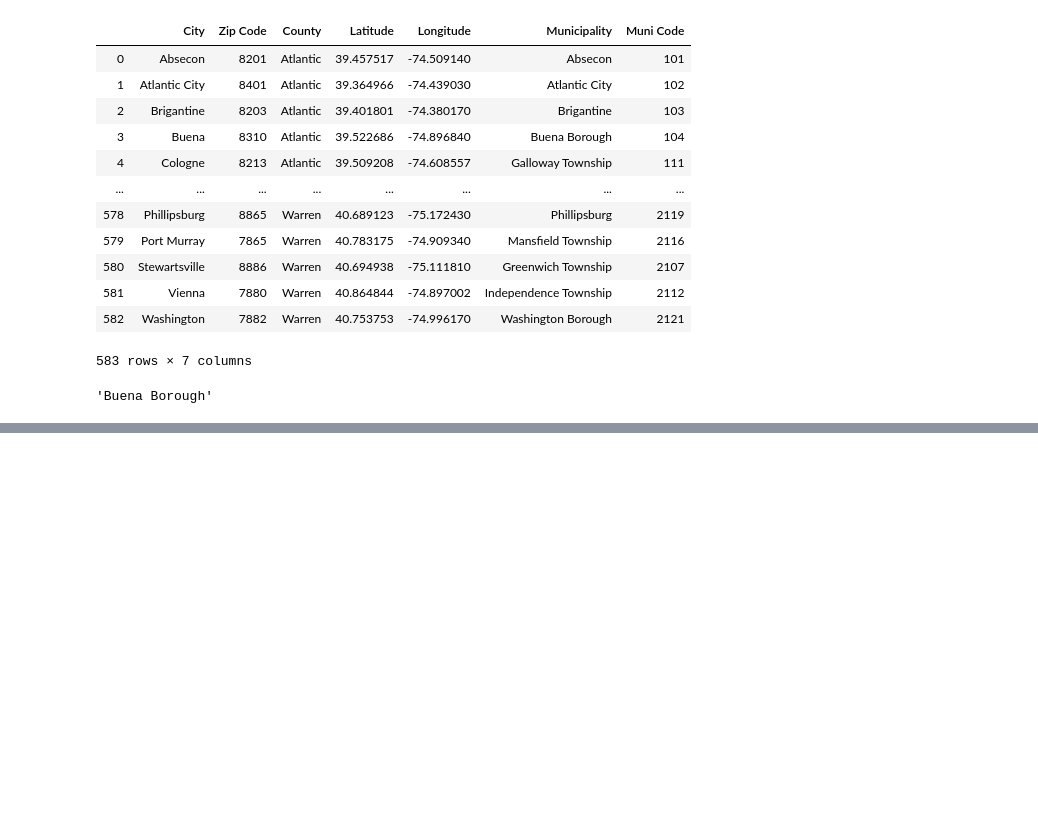
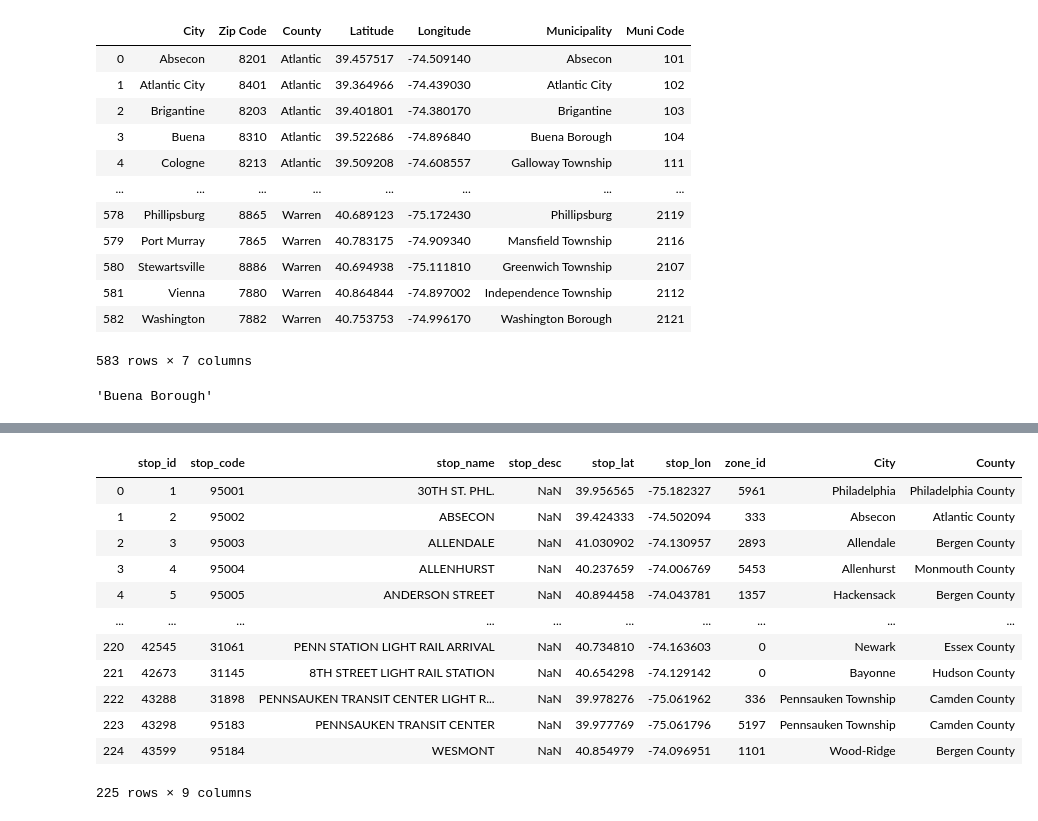
Before and after one commit to Bulinche/Dwelling---Project-3, a Jupyter notebook: ZipCodeCities/city2Muni.ipynb, the cells around one changed output, grey strips where cells are left out. Drawn from its saved outputs; the diff is of its cells as text; code cells hidden in the pictures; blank space fills up the shorter version.

Commit message:
rails

```diff
--- a/ZipCodeCities/city2Muni.ipynb
+++ b/ZipCodeCities/city2Muni.ipynb
@@ -1,6 +1,11 @@
 # %%
 import pandas as pd
 import numpy as np
+import requests
+import json
+import math
+
+gkey = "AIzaSyCJCoD8hXTCvE4Wswuu-Kvra5FjeRFJSxY"
 # %%
 df = pd.read_csv("city_muni.csv")
 # %%
@@ -23,3 +28,5 @@ df
 df[df["City"] == "Buena"]["Municipality"].to_string(index=False).strip()
 # %% [output]
 'Buena Borough'
+# %%
+raildf = pd.read_csv("../NJ Transit Data/stopsR1.csv")
@@ -25,0 +49,43 @@ df[df["City"] == "Buena"]["Municipality"].to_string(index=False).strip()
+# %%
+cities = []
+counties = []
+for i,r in raildf.iterrows():
+    lat= r['stop_lat']
+    lng = r['stop_lon']
+    latlng = f"{lat},{lng}"
+    url = ('https://maps.googleapis.com/maps/api/geocode/json?latlng={0}&key={1}').format(latlng, gkey)
+    geo_data2 = requests.get(url).json()
+    curCity= "NA"
+    curCounty = "NA"
+    for x in geo_data2["results"][0]["address_components"]:
+        search="nf"
+        for s in x["types"]:
+            if (s == "locality"):
+                search = "city"
+            elif (s == "administrative_area_level_2"):
+                search = "county"
+        if search == "city":
+            curCity = x["long_name"]
+        if (search == "county"):
+            curCounty = x["long_name"]
+
+    cities.append(curCity)
+    counties.append(curCounty)
+# %%
+raildf["City"] = cities
+raildf["County"] = counties
+raildf
+# %% [output]
+|  | stop_id | stop_code | stop_name | stop_desc | stop_lat | stop_lon | zone_id | City | County |
+| 0 | 1 | 95001 | 30TH ST. PHL. | NaN | 39.956565 | -75.182327 | 5961 | Philadelphia | Philadelphia County |
+| 1 | 2 | 95002 | ABSECON | NaN | 39.424333 | -74.502094 | 333 | Absecon | Atlantic County |
+| 2 | 3 | 95003 | ALLENDALE | NaN | 41.030902 | -74.130957 | 2893 | Allendale | Bergen County |
+| 3 | 4 | 95004 | ALLENHURST | NaN | 40.237659 | -74.006769 | 5453 | Allenhurst | Monmouth County |
+| 4 | 5 | 95005 | ANDERSON STREET | NaN | 40.894458 | -74.043781 | 1357 | Hackensack | Bergen County |
+| ... | ... | ... | ... | ... | ... | ... | ... | ... | ... |
+| 220 | 42545 | 31061 | PENN STATION LIGHT RAIL ARRIVAL | NaN | 40.734810 | -74.163603 | 0 | Newark | Essex County |
+| 221 | 42673 | 31145 | 8TH STREET LIGHT RAIL STATION | NaN | 40.654298 | -74.129142 | 0 | Bayonne | Hudson County |
+| 222 | 43288 | 31898 | PENNSAUKEN TRANSIT CENTER LIGHT R... | NaN | 39.978276 | -75.061962 | 336 | Pennsauken Township | Camden County |
+| 223 | 43298 | 95183 | PENNSAUKEN TRANSIT CENTER | NaN | 39.977769 | -75.061796 | 5197 | Pennsauken Township | Camden County |
+| 224 | 43599 | 95184 | WESMONT | NaN | 40.854979 | -74.096951 | 1101 | Wood-Ridge | Bergen County |
+225 rows × 9 columns
```
Also changed, not shown: parts of 7 cells of this notebook, 7 other files.
